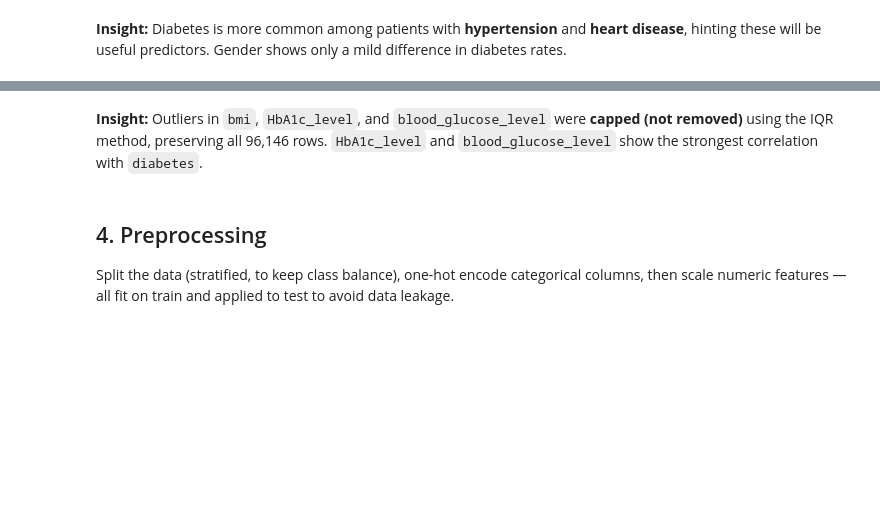
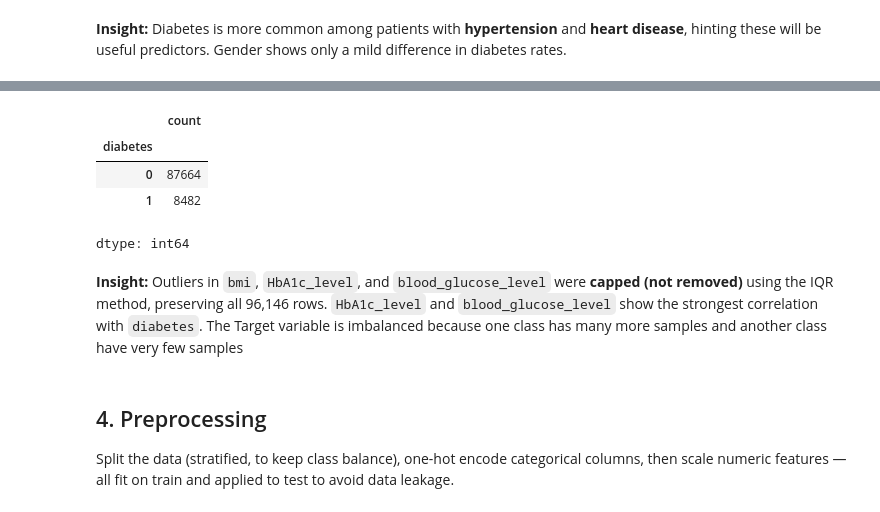
Before and after one commit to raazshrestha9876/ML-Assessment, a Jupyter notebook: Diabetes Prediction Logistic Regression/Diabetes_Prediction_Logistic_Regression.ipynb, the cells around one changed output, grey strips where cells are left out. Cells and saved outputs as stored; diff of their text form; code cells hidden in the pictures; blank space fills up the shorter version.

```diff
--- a/Diabetes Prediction Logistic Regression/Diabetes_Prediction_Logistic_Regression.ipynb
+++ b/Diabetes Prediction Logistic Regression/Diabetes_Prediction_Logistic_Regression.ipynb
@@ -140,5 +203,14 @@ plt.show()
+# %%
+#distribution of classes
+df['diabetes'].value_counts()
+# %% [output]
+|  | count |
+| diabetes |  |
+| 0 | 87664 |
+| 1 | 8482 |
+dtype: int64
 # %% [markdown]
-**Insight:** Outliers in `bmi`, `HbA1c_level`, and `blood_glucose_level` were **capped (not removed)** using the IQR method, preserving all 96,146 rows. `HbA1c_level` and `blood_glucose_level` show the strongest correlation with `diabetes`.
+**Insight:** Outliers in `bmi`, `HbA1c_level`, and `blood_glucose_level` were **capped (not removed)** using the IQR method, preserving all 96,146 rows. `HbA1c_level` and `blood_glucose_level` show the strongest correlation with `diabetes`. The Target variable is imbalanced because one class has many more samples and another class have very few samples
 # %% [markdown]
 ## 4. Preprocessing
 
```
Also changed, not shown: parts of 15 cells of this notebook.
